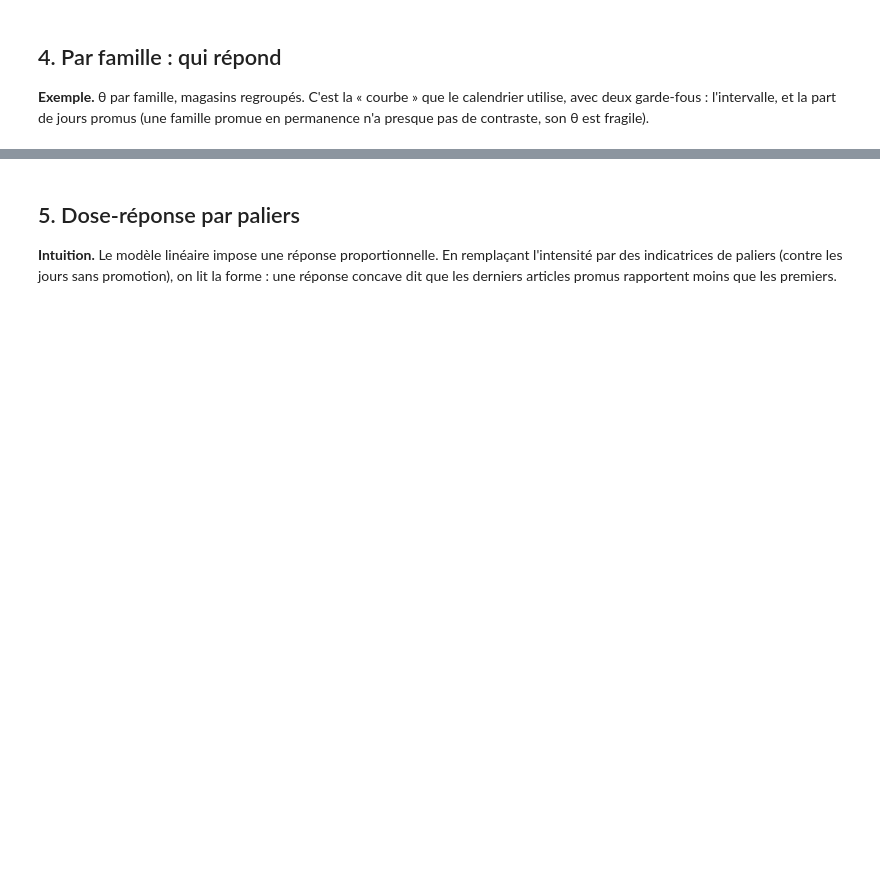
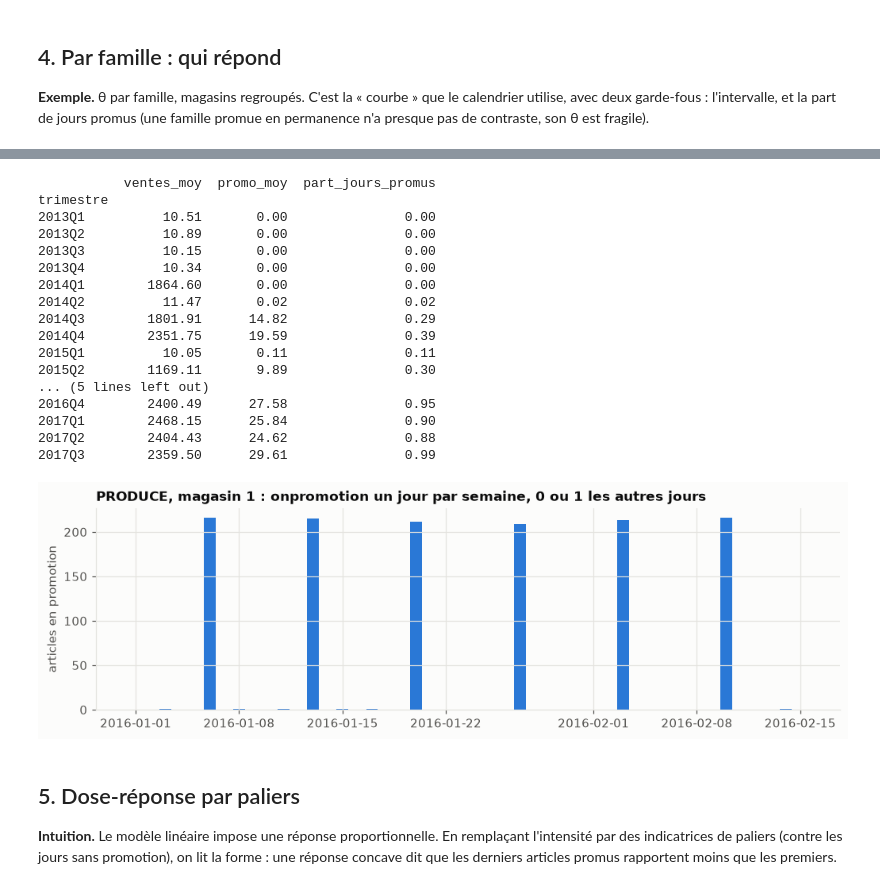
Before and after one commit to gwils28/novaretail-promo-incrementality, a Jupyter notebook: notebooks/05_reponse_intensite_dml.ipynb, the cells around one changed output, grey strips where cells are left out. Saved outputs shown, nothing was run; the diff lists cells and outputs as text; code cells hidden in the pictures; blank space fills up the shorter version.

```diff
--- a/notebooks/05_reponse_intensite_dml.ipynb
+++ b/notebooks/05_reponse_intensite_dml.ipynb
@@ -146,3 +154,36 @@ plt.show()
+# %%
+fam_check = "PRODUCE"
+pr = w.panel[(w.panel["family"] == fam_check) & ~w.panel["structural_zero"]]
+q = (pr.assign(trimestre=pr["date"].dt.to_period("Q"))
+     .groupby("trimestre", observed=True).agg(ventes_moy=("sales", "mean"), promo_moy=("onpromotion", "mean"),
+                                              part_jours_promus=("onpromotion", lambda s: (s > 0).mean())))
+print(q.round(2).to_string())
+s50 = w.wide_promo[(w.units[0][0], fam_check)].loc["2016-01-01":"2016-02-15"]
+fig, ax = plt.subplots(figsize=(11, 3))
+ax.bar(s50.index, s50.values, color=viz.BLUE)
+ax.set_title(f"{fam_check}, magasin {w.units[0][0]} : onpromotion un jour par semaine, 0 ou 1 les autres jours")
+ax.set_ylabel("articles en promotion")
+export(fig, "nb05_produce_pattern")
+plt.show()
+# %% [output]
+           ventes_moy  promo_moy  part_jours_promus
+trimestre
+2013Q1          10.51       0.00               0.00
+2013Q2          10.89       0.00               0.00
+2013Q3          10.15       0.00               0.00
+2013Q4          10.34       0.00               0.00
+2014Q1        1864.60       0.00               0.00
+2014Q2          11.47       0.02               0.02
+2014Q3        1801.91      14.82               0.29
+2014Q4        2351.75      19.59               0.39
+2015Q1          10.05       0.11               0.11
+2015Q2        1169.11       9.89               0.30
+... (5 lines left out)
+2016Q4        2400.49      27.58               0.95
+2017Q1        2468.15      25.84               0.90
+2017Q2        2404.43      24.62               0.88
+2017Q3        2359.50      29.61               0.99
+[figure, added]
 # %% [markdown]
 ## 5. Dose-réponse par paliers
 
```
Also changed, not shown: parts of 9 cells of this notebook, 48 other files.
